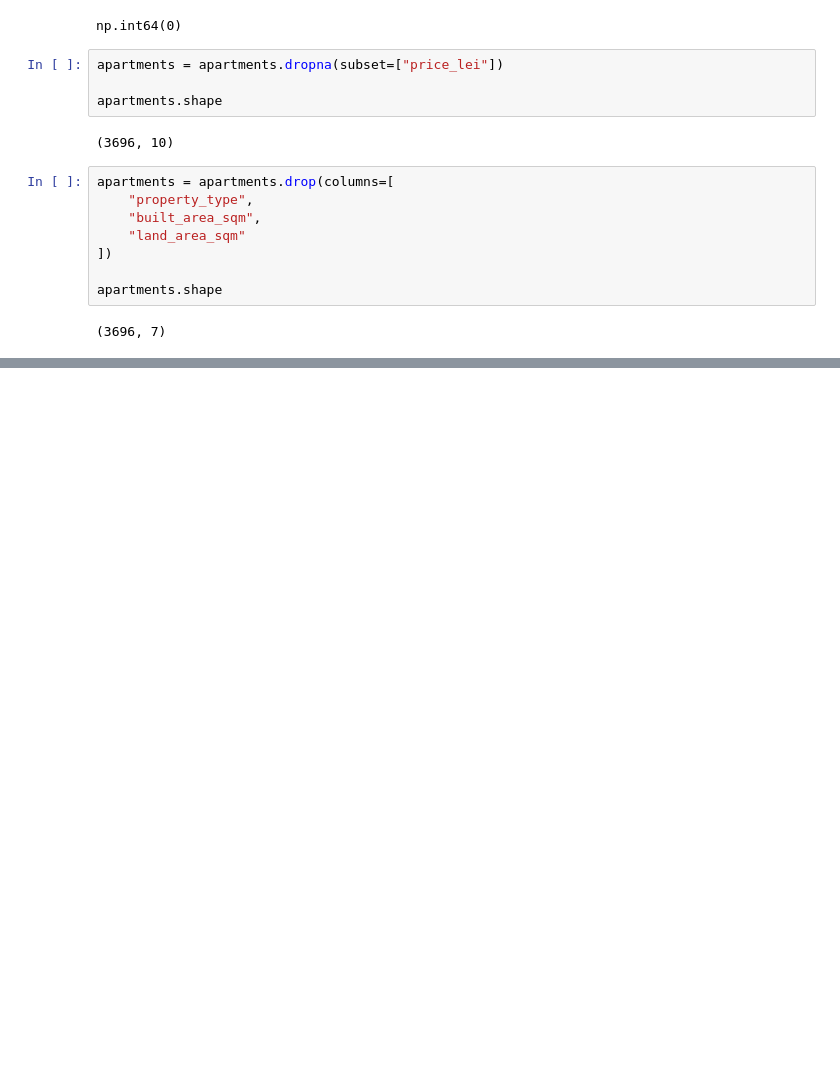
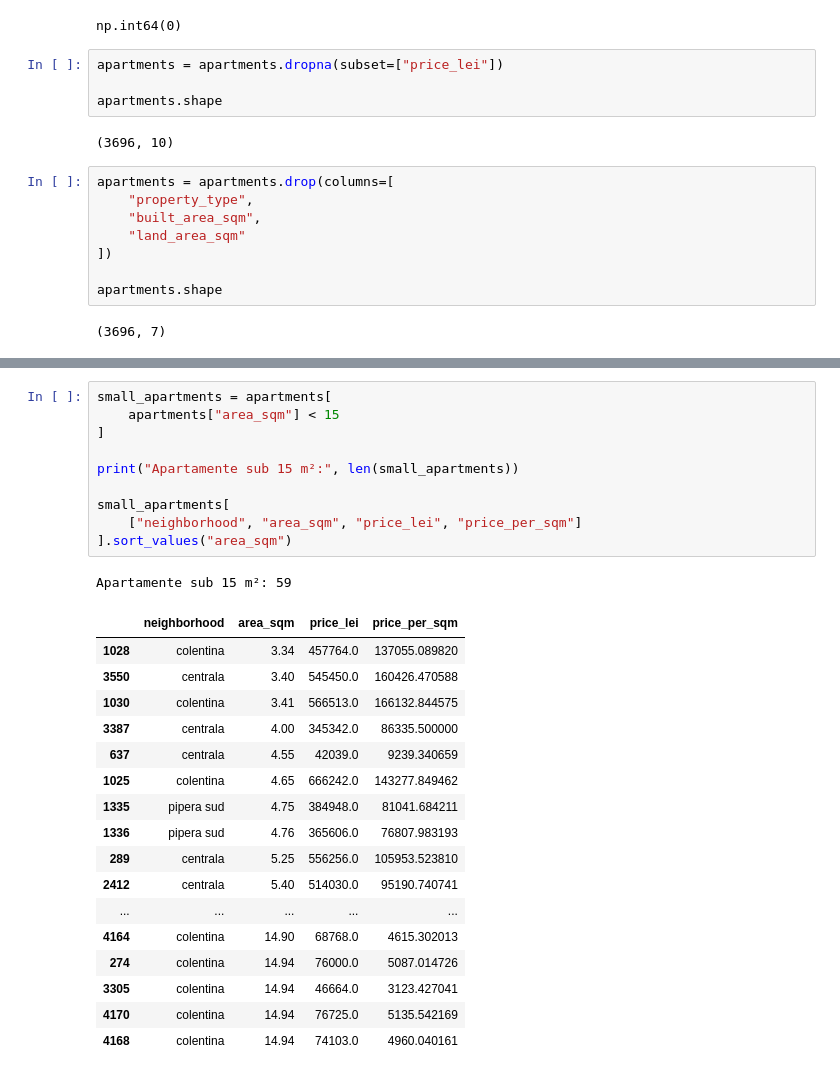
Before and after one commit to ArianaRobu/real-estate-intelligence, a Jupyter notebook: notebooks/02_data_cleaning.ipynb, the cells around one changed output, grey strips where cells are left out. Saved outputs shown, nothing was run; the diff lists cells and outputs as text; blank space fills up the shorter version.

```diff
--- a/notebooks/02_data_cleaning.ipynb
+++ b/notebooks/02_data_cleaning.ipynb
@@ -179,0 +271,29 @@ apartments.shape
+# %%
+small_apartments = apartments[
+    apartments["area_sqm"] < 15
+]
+
+print("Apartamente sub 15 m²:", len(small_apartments))
+
+small_apartments[
+    ["neighborhood", "area_sqm", "price_lei", "price_per_sqm"]
+].sort_values("area_sqm")
+# %% [output]
+Apartamente sub 15 m²: 59
+|  | neighborhood | area_sqm | price_lei | price_per_sqm |
+| 1028 | colentina | 3.34 | 457764.0 | 137055.089820 |
+| 3550 | centrala | 3.40 | 545450.0 | 160426.470588 |
+| 1030 | colentina | 3.41 | 566513.0 | 166132.844575 |
+| 3387 | centrala | 4.00 | 345342.0 | 86335.500000 |
+| 637 | centrala | 4.55 | 42039.0 | 9239.340659 |
+| 1025 | colentina | 4.65 | 666242.0 | 143277.849462 |
+| 1335 | pipera sud | 4.75 | 384948.0 | 81041.684211 |
+| 1336 | pipera sud | 4.76 | 365606.0 | 76807.983193 |
+| 289 | centrala | 5.25 | 556256.0 | 105953.523810 |
+| 2412 | centrala | 5.40 | 514030.0 | 95190.740741 |
+| ... | ... | ... | ... | ... |
+| 4164 | colentina | 14.90 | 68768.0 | 4615.302013 |
+| 274 | colentina | 14.94 | 76000.0 | 5087.014726 |
+| 3305 | colentina | 14.94 | 46664.0 | 3123.427041 |
+| 4170 | colentina | 14.94 | 76725.0 | 5135.542169 |
+| 4168 | colentina | 14.94 | 74103.0 | 4960.040161 |
```
Also changed, not shown: parts of 20 cells of this notebook, 1 other file.
